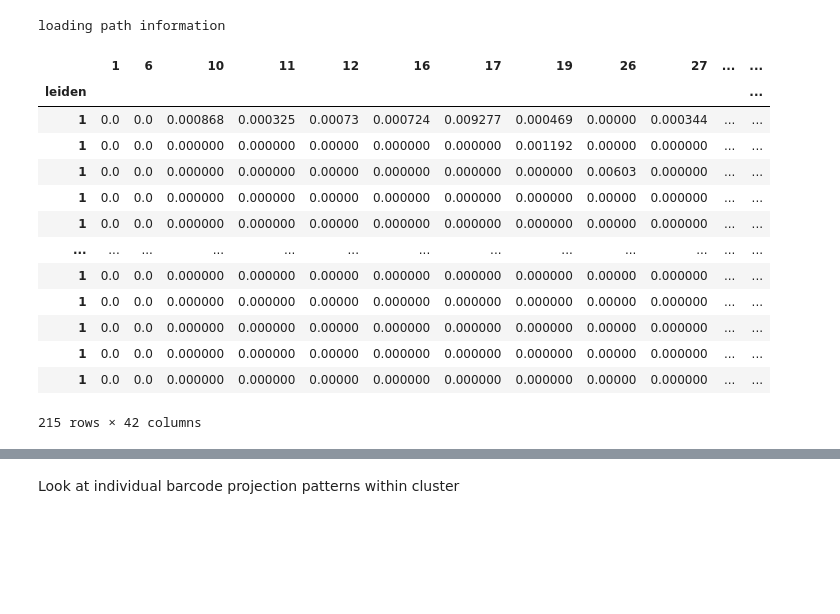
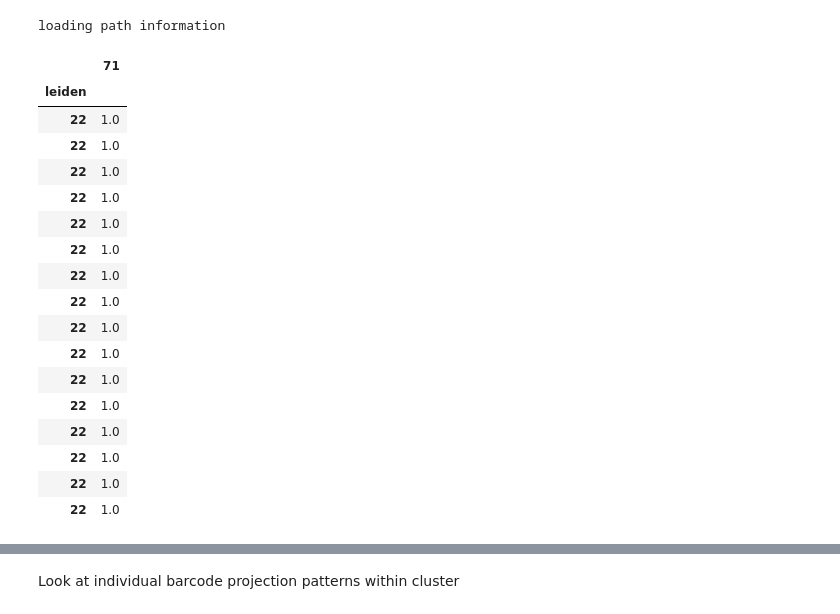
Before and after one commit to znamlab/MAPseq_processing, a Jupyter notebook: Preprocessing_sequencing/notebooks/visualise_clusters.ipynb, the cells around one changed output, grey strips where cells are left out. Cells and saved outputs as stored; diff of their text form; code cells hidden in the pictures; blank space fills up the shorter version.

```diff
--- a/Preprocessing_sequencing/notebooks/visualise_clusters.ipynb
+++ b/Preprocessing_sequencing/notebooks/visualise_clusters.ipynb
@@ -26,7 +26,7 @@ lcm_reg_dir = pathlib.PurePath('/nemo/lab/znamenskiyp/home/shared/code/MAPseq_pr
 reads_path = pathlib.Path("/camp/lab/znamenskiyp/home/shared/projects/turnerb_A1_MAPseq/FIAA32.6a/Sequencing/Source_target_together")
 RTtosample = pd.read_csv(allen_converted_path.parents[2]/ 'Sequencing/Processed_data/UpdatedApril/tube_to_RT.csv')
 #normalised_barcode_path= pathlib.Path('/camp/lab/znamenskiyp/home/shared/projects/turnerb_A1_MAPseq/FIAA32.6a/Sequencing/Source_target_together/barcode_matrix_normalised.pkl')
-normalised_barcode_path= pathlib.Path('/camp/lab/znamenskiyp/home/shared/projects/turnerb_A1_MAPseq/FIAA32.6a/Sequencing/Source_target_together/barcodes_with_leiden_cluster_label_with_source.pkl')
+normalised_barcode_path= pathlib.Path('/camp/lab/znamenskiyp/home/shared/projects/turnerb_A1_MAPseq/FIAA32.6a/Sequencing/Source_target_together/barcodes_with_leiden_cluster_label_with_no_source_higher_leiden.pkl')
 areas = pd.read_csv(lcm_reg_dir/'3d_areas.csv')
 # %%
 np.seterr(divide = 'ignore')
@@ -102,23 +102,28 @@ for i in sub_cortical:
         if val in clustered_bc.columns.to_list():
             sub_cortical_updated[i].append(val)
 # %%
-cluster ='1'
+cluster ='22'
 cluster_df = clustered_bc[clustered_bc.index==cluster]
 
 cluster_table = cluster_df.loc[:, (cluster_df != 0).any(axis=0)]
-cluster_df.loc[:, (cluster_df != 0).any(axis=0)]
+show_me = cluster_df.loc[:, (cluster_df != 0).any(axis=0)]
+show_me
 # %% [output]
-|  | 1 | 6 | 10 | 11 | 12 | 16 | 17 | 19 | 26 | 27 | ... | ... |
-| leiden |  |  |  |  |  |  |  |  |  |  |  | ... |
-| 1 | 0.0 | 0.0 | 0.000868 | 0.000325 | 0.00073 | 0.000724 | 0.009277 | 0.000469 | 0.00000 | 0.000344 | ... | ... |
-| 1 | 0.0 | 0.0 | 0.000000 | 0.000000 | 0.00000 | 0.000000 | 0.000000 | 0.001192 | 0.00000 | 0.000000 | ... | ... |
-| 1 | 0.0 | 0.0 | 0.000000 | 0.000000 | 0.00000 | 0.000000 | 0.000000 | 0.000000 | 0.00603 | 0.000000 | ... | ... |
-| 1 | 0.0 | 0.0 | 0.000000 | 0.000000 | 0.00000 | 0.000000 | 0.000000 | 0.000000 | 0.00000 | 0.000000 | ... | ... |
-| 1 | 0.0 | 0.0 | 0.000000 | 0.000000 | 0.00000 | 0.000000 | 0.000000 | 0.000000 | 0.00000 | 0.000000 | ... | ... |
-| ... | ... | ... | ... | ... | ... | ... | ... | ... | ... | ... | ... | ... |
-| 1 | 0.0 | 0.0 | 0.000000 | 0.000000 | 0.00000 | 0.000000 | 0.000000 | 0.000000 | 0.00000 | 0.000000 | ... | ... |
-| 1 | 0.0 | 0.0 | 0.000000 | 0.000000 | 0.00000 | 0.000000 | 0.000000 | 0.000000 | 0.00000 | 0.000000 | ... | ... |
-| 1 | 0.0 | 0.0 | 0.000000 | 0.000000 | 0.00000 | 0.000000 | 0.000000 | 0.000000 | 0.00000 | 0.000000 | ... | ... |
-| 1 | 0.0 | 0.0 | 0.000000 | 0.000000 | 0.00000 | 0.000000 | 0.000000 | 0.000000 | 0.00000 | 0.000000 | ... | ... |
-| 1 | 0.0 | 0.0 | 0.000000 | 0.000000 | 0.00000 | 0.000000 | 0.000000 | 0.000000 | 0.00000 | 0.000000 | ... | ... |
+|  | 71 |
+| leiden |  |
+| 22 | 1.0 |
+| 22 | 1.0 |
+| 22 | 1.0 |
+| 22 | 1.0 |
+| 22 | 1.0 |
+| 22 | 1.0 |
+| 22 | 1.0 |
+| 22 | 1.0 |
+| 22 | 1.0 |
+| 22 | 1.0 |
+| 22 | 1.0 |
+| 22 | 1.0 |
+| 22 | 1.0 |
+| 22 | 1.0 |
+| 22 | 1.0 |
+| 22 | 1.0 |
-215 rows × 42 columns
```
Also changed, not shown: parts of 5 cells of this notebook, 17 other files.
